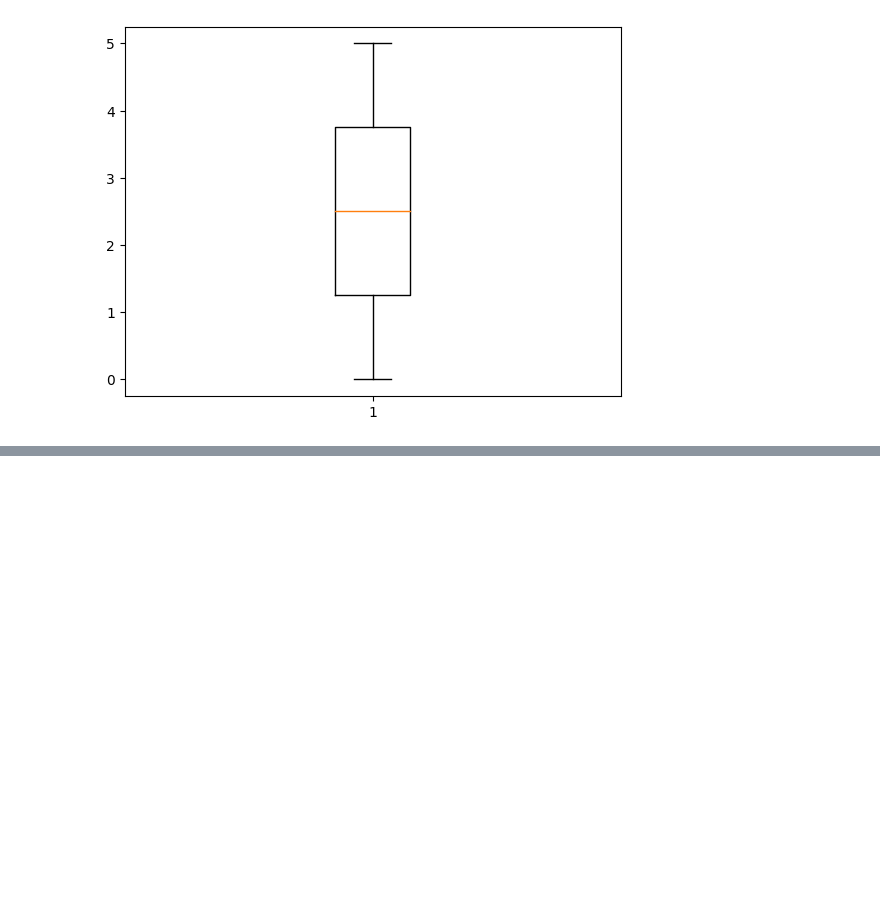
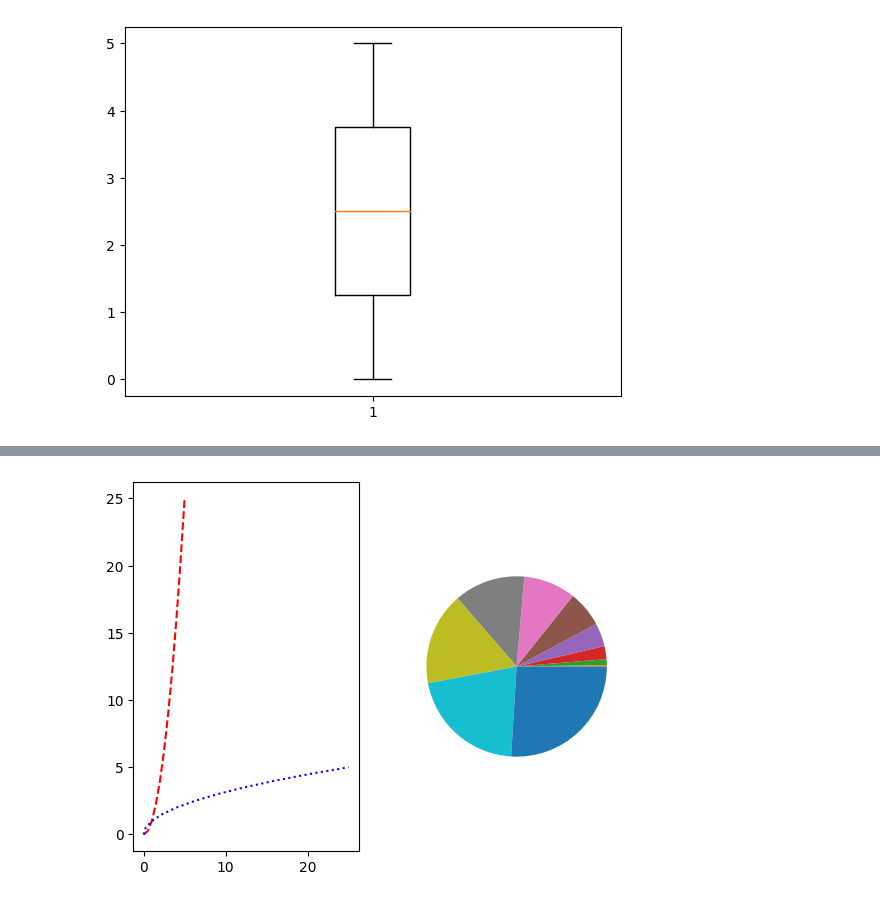
Before and after one commit to M-Alejo/matplot_seaborn, a Jupyter notebook: visualizacion.ipynb, the cells around one changed output, grey strips where cells are left out. Drawn from its saved outputs; the diff is of its cells as text; code cells hidden in the pictures; blank space fills up the shorter version.

```diff
--- a/visualizacion.ipynb
+++ b/visualizacion.ipynb
@@ -66,0 +80,12 @@ plt.show()
+# %%
+# crear subplot parametros (nfilas, ncolumnas, indice actual)
+plt.subplot(1, 2, 1) # una fila dos columnas cajita uno
+plt.plot(x,y, 'r--') # primera grafica en la caja uno
+plt.plot(y,x, 'b:') # segunda grafica en la caja uno
+
+plt.subplot(1, 2, 2) # una fila dos columnas cajita dos
+plt.pie(y)
+
+plt.show()
+# %% [output]
+[figure, added]
```
Also changed, not shown: parts of 3 cells of this notebook.
